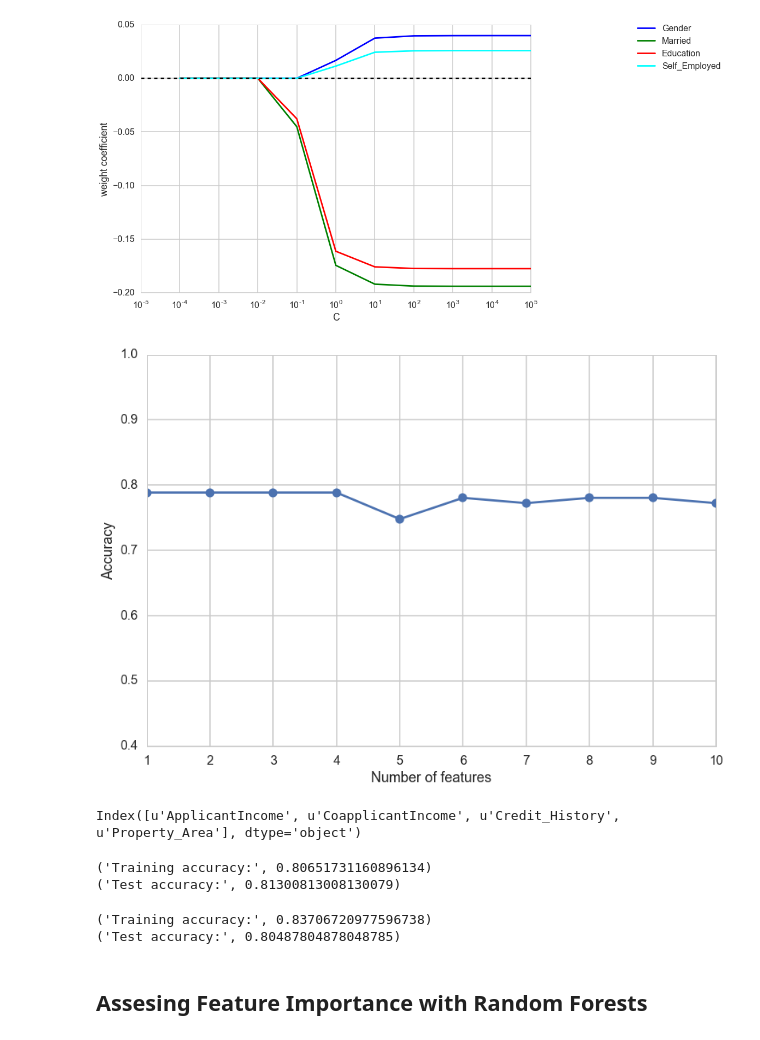
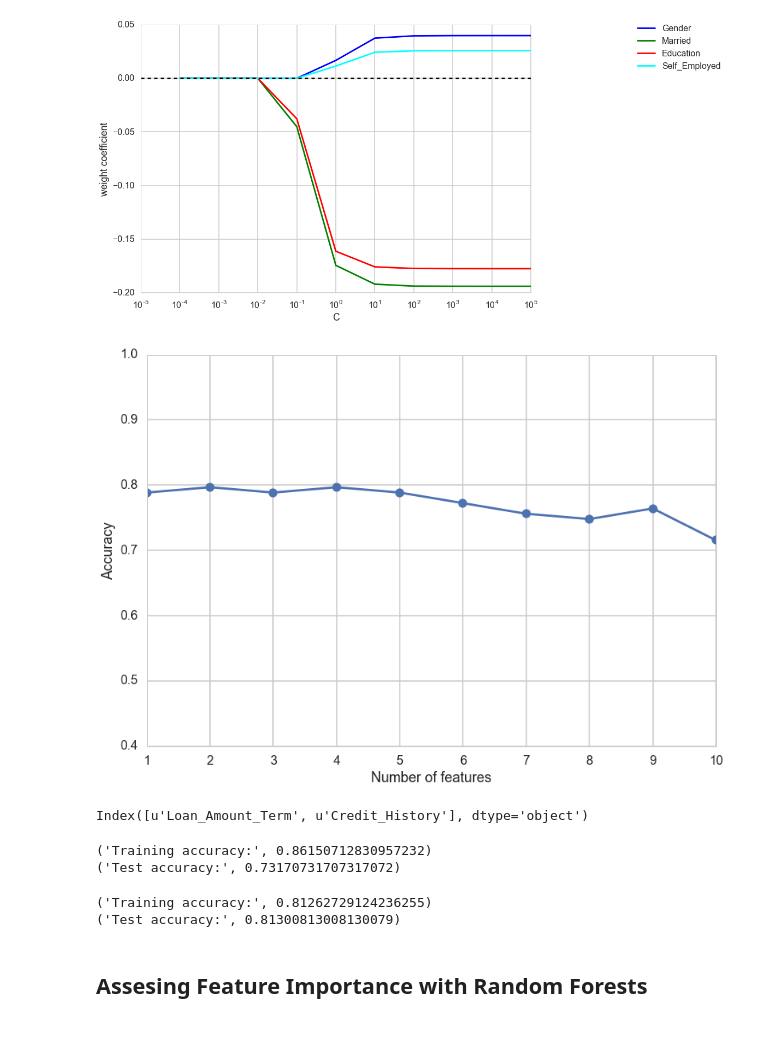
Before and after one commit to numb3r33/av-practice, a Jupyter notebook: Loan_Prediction.ipynb, the cells around one changed output. Drawn from its saved outputs; the diff is of its cells as text; code cells hidden in the pictures.

```diff
--- a/Loan_Prediction.ipynb
+++ b/Loan_Prediction.ipynb
@@ -291,42 +293,43 @@ class SBS():
         return score
 # %%
 from sklearn.neighbors import KNeighborsClassifier
+from sklearn.ensemble import GradientBoostingClassifier
 
-knn = KNeighborsClassifier(n_neighbors=5)
+rf = RandomForestClassifier()
 
 # selecting features
-sbs = SBS(knn, k_features=1)
+sbs = SBS(rf, k_features=1)
 sbs.fit(X_train_std, y_train)
 
 # plotting performance of feature subsets
 k_feat = [len(k) for k in sbs.subsets_]
 
 plt.plot(k_feat, sbs.scores_, marker='o')
 plt.ylim([0.4, 1.0])
 plt.ylabel('Accuracy')
 plt.xlabel('Number of features')
 plt.show();
 # %% [output]
-[figure, old version]
+[figure, new version]
 # %%
-k4 = list(sbs.subsets_[6])
-print loan_train.columns[k4]
+k2 = list(sbs.subsets_[8])
+print loan_train.columns[k2]
 # %% [output]
-Index([u'ApplicantIncome', u'CoapplicantIncome', u'Credit_History', u'Property_Area'], dtype='object')
+Index([u'Loan_Amount_Term', u'Credit_History'], dtype='object')
 # %%
 knn.fit(X_train_std, y_train)
 print('Training accuracy:', knn.score(X_train_std, y_train))
 print('Test accuracy:', knn.score(X_test_std, y_test))
 # %% [output]
-('Training accuracy:', 0.80651731160896134)
-('Test accuracy:', 0.81300813008130079)
+('Training accuracy:', 0.86150712830957232)
+('Test accuracy:', 0.73170731707317072)
 # %%
-knn.fit(X_train_std[:, k4], y_train)
-print('Training accuracy:', knn.score(X_train_std[:, k4], y_train))
-print('Test accuracy:', knn.score(X_test_std[:, k4], y_test))
+gbc.fit(X_train_std[:, k5], y_train)
+print('Training accuracy:', gbc.score(X_train_std[:, k5], y_train))
+print('Test accuracy:', gbc.score(X_test_std[:, k5], y_test))
 # %% [output]
-('Training accuracy:', 0.83706720977596738)
-('Test accuracy:', 0.80487804878048785)
+('Training accuracy:', 0.81262729124236255)
+('Test accuracy:', 0.81300813008130079)
 # %% [markdown]
 ## Assesing Feature Importance with Random Forests
 # %%
```
Also changed, not shown: parts of 37 cells of this notebook.
